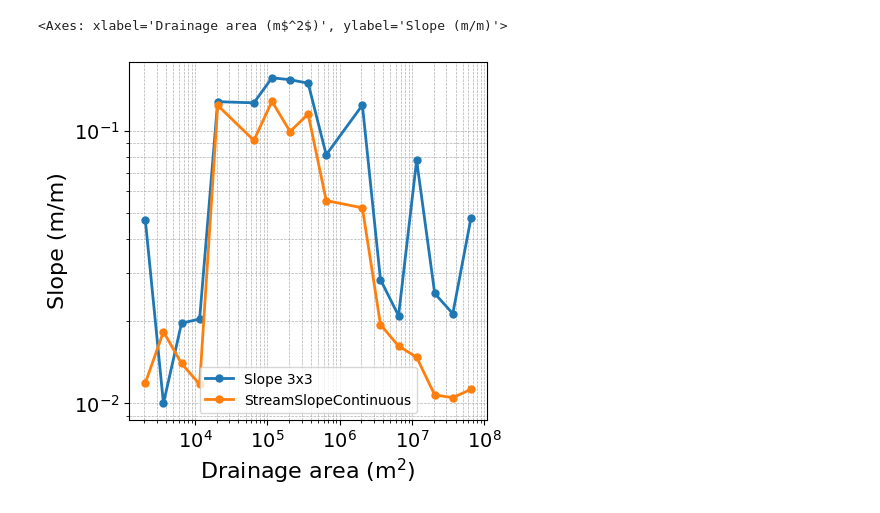
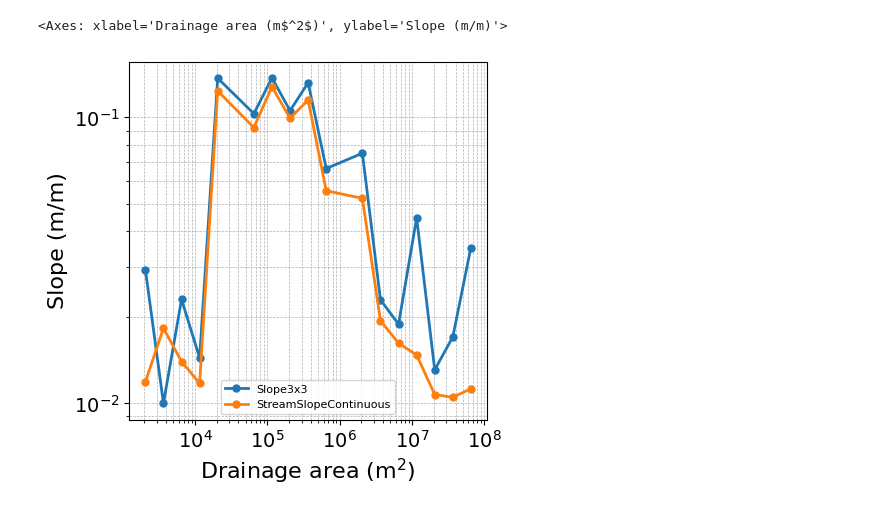
Before and after one commit to alecsandrei/slope-area, a Jupyter notebook: notebooks/00_minimal_example.ipynb, the cells around one changed output. Saved outputs shown, nothing was run; the diff lists cells and outputs as text; code cells hidden in the pictures.

Commit message:
change legend font size in example

```diff
--- a/notebooks/00_minimal_example.ipynb
+++ b/notebooks/00_minimal_example.ipynb
@@ -24,8 +24,8 @@ trial_config = TrialConfig(
 )
 trial = Trial(trial_config).run()
 slope_area_plot(
-    data=trial.profiles,
+    data=trial.df,
     out_fig=out_fig,
-    config=SlopeAreaPlotConfig(hue='slope_type'),
+    config=SlopeAreaPlotConfig(hue='slope_type', legend_font_size=8),
 )
 # %% [output]
@@ -49,2 +49,2 @@ WARNING: Interior pit cells were found within the input DEM. It is likely that t
 <Axes: xlabel='Drainage area (m$^2$)', ylabel='Slope (m/m)'>
-[figure, old version]
+[figure, new version]
```
Also changed, not shown: parts of 1 cell of this notebook, 2 other files.
